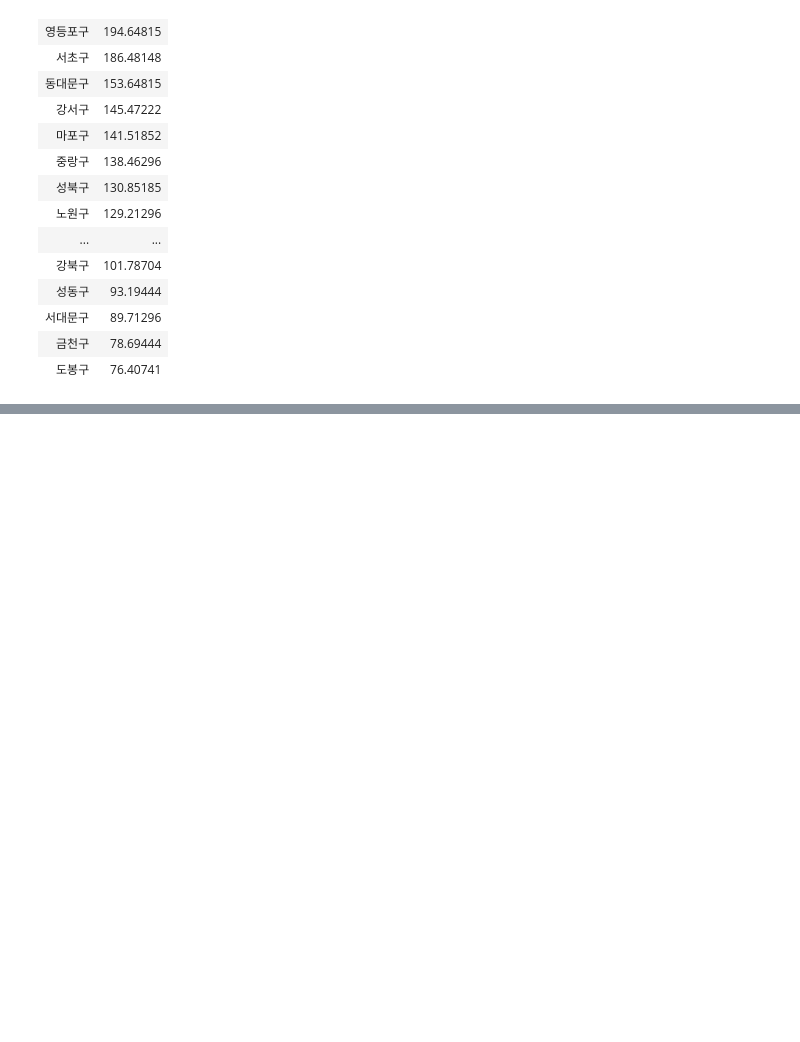
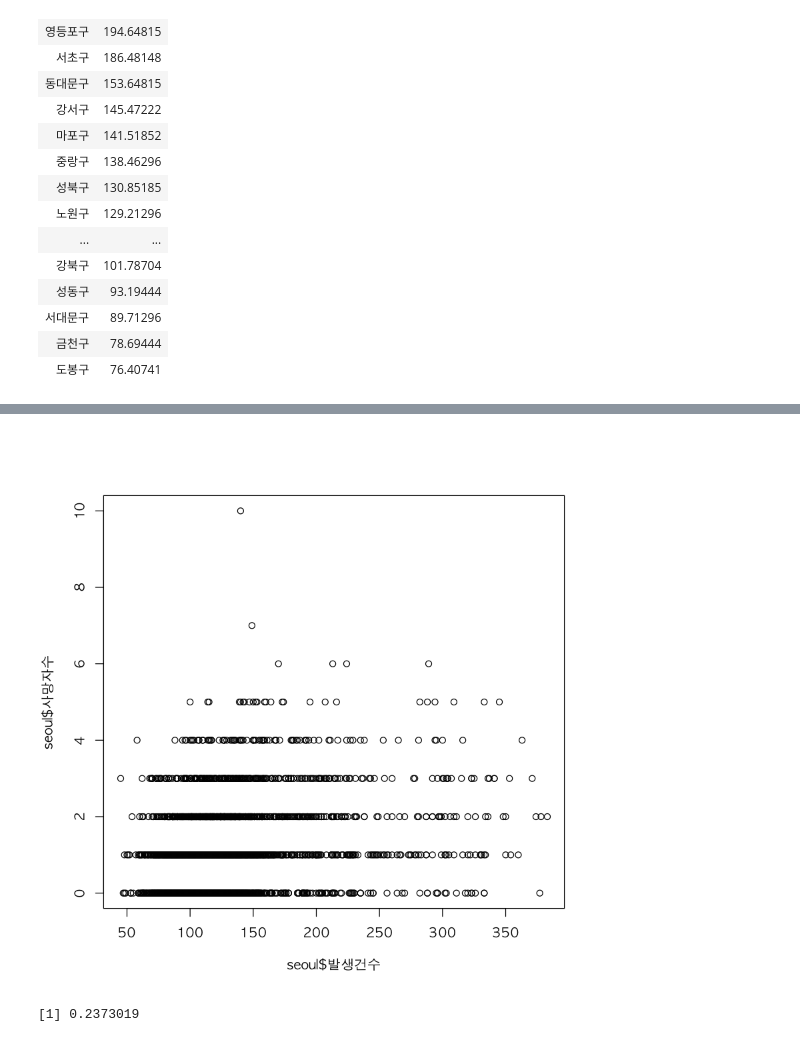
Before and after one commit to hyeopyi/R_Study, a Jupyter notebook: 08.파일 입출력.ipynb, the cells around one changed output, grey strips where cells are left out. Saved outputs shown, nothing was run; the diff lists cells and outputs as text; code cells hidden in the pictures; blank space fills up the shorter version.

```diff
--- a/08.파일 입출력.ipynb
+++ b/08.파일 입출력.ipynb
@@ -612,0 +723,10 @@ arrange(regionAcc.mean, desc(발생건수))
+# %%
+par(family = "AppleGothic")
+plot(seoul$발생건수, seoul$사망자수)
+# %% [output]
+[figure, added]
+# %%
+# 교통사고 부상자수와 사망자수의 관계
+cor(seoul$부상자수, seoul$사망자수)
+# %% [output]
+[1] 0.2373019
```
Also changed, not shown: parts of 21 cells of this notebook, 16 other files.
